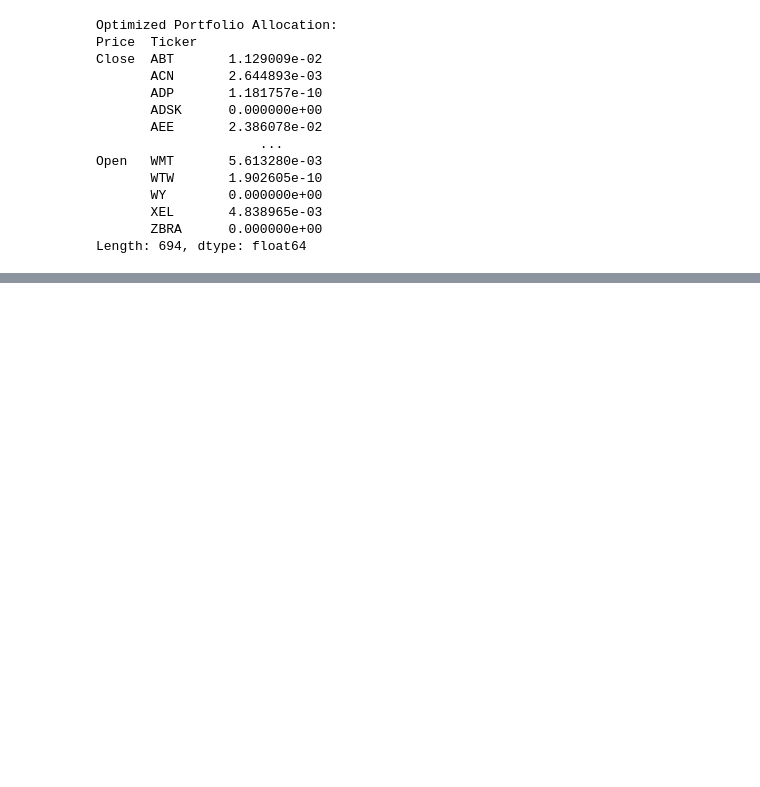
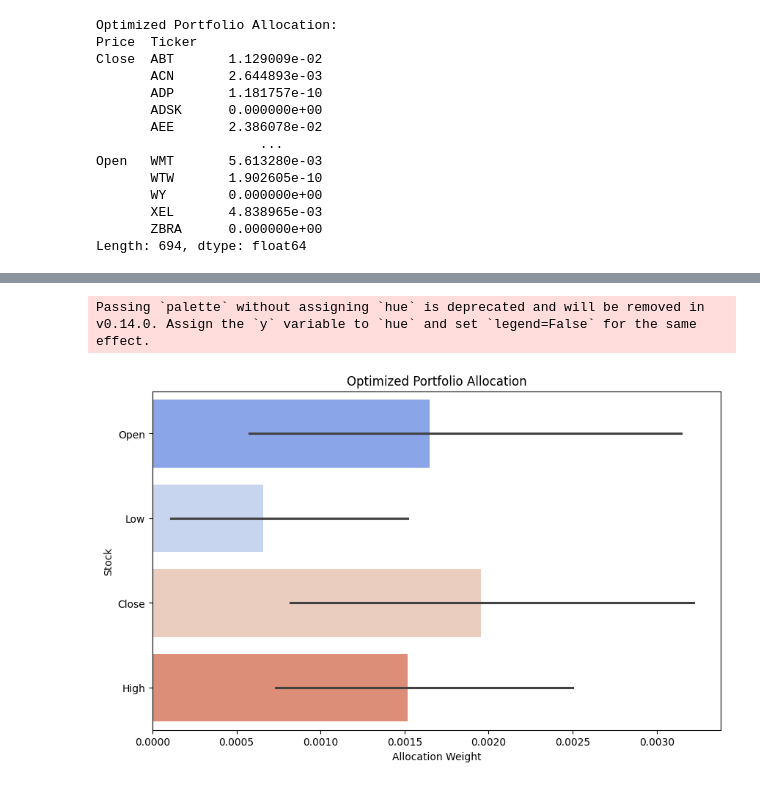
Before and after one commit to BhavyaLikhitha/Portfolio-Optimization-and-Market-Performance-Analysis-using-ML, a Jupyter notebook: model.ipynb, the cells around one changed output, grey strips where cells are left out. Drawn from its saved outputs; the diff is of its cells as text; code cells hidden in the pictures; blank space fills up the shorter version.

```diff
--- a/model.ipynb
+++ b/model.ipynb
@@ -306,0 +355,29 @@ Length: 694, dtype: float64
+# %%
+# import matplotlib.pyplot as plt
+# import seaborn as sns
+# import pandas as pd
+
+# ==========================
+# Portfolio Allocation Visualization
+# ==========================
+# Ensure `optimized_weights` exist
+if optimized_weights is not None:
+    # Convert MultiIndex to a flat index (if needed)
+    stock_names = [col[0] if isinstance(col, tuple) else col for col in cluster_returns.columns]
+
+    # Create allocation DataFrame
+    allocation_df = pd.DataFrame({'Stock': stock_names, 'Weight': optimized_weights})
+    allocation_df = allocation_df.sort_values(by='Weight', ascending=False)
+
+    # Plot the allocation
+    plt.figure(figsize=(10, 6))
+    sns.barplot(x='Weight', y='Stock', data=allocation_df, palette="coolwarm")
+    plt.title("Optimized Portfolio Allocation")
+    plt.xlabel("Allocation Weight")
+    plt.ylabel("Stock")
+    plt.show()
+else:
+    print("Portfolio optimization failed. No visualization available.")
+# %% [output]
+Passing `palette` without assigning `hue` is deprecated and will be removed in v0.14.0. Assign the `y` variable to `hue` and set `legend=False` for the same effect.
+[figure, added]
```
Also changed, not shown: parts of 2 cells of this notebook.
